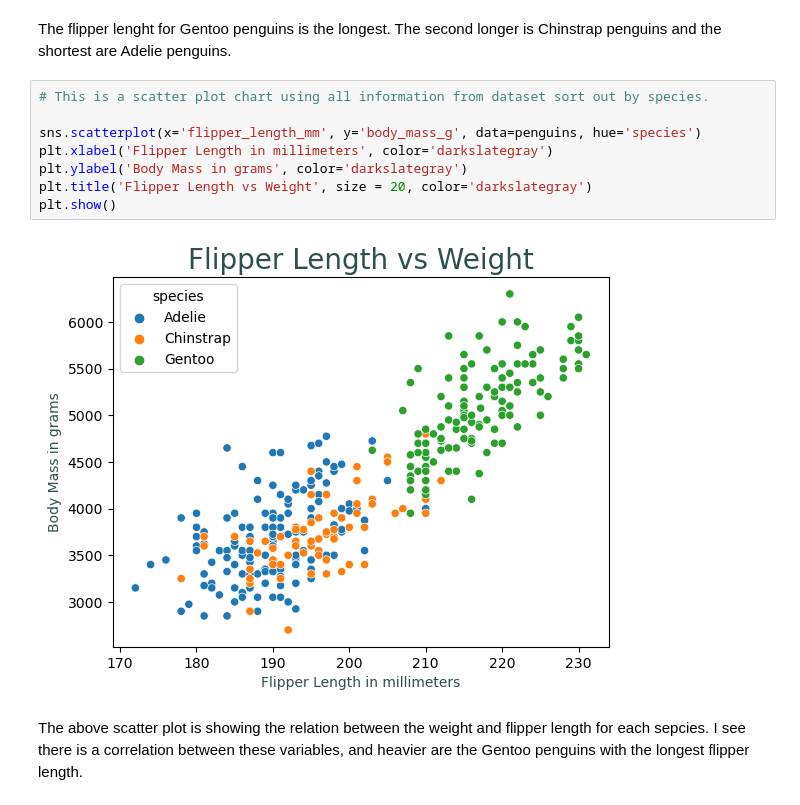
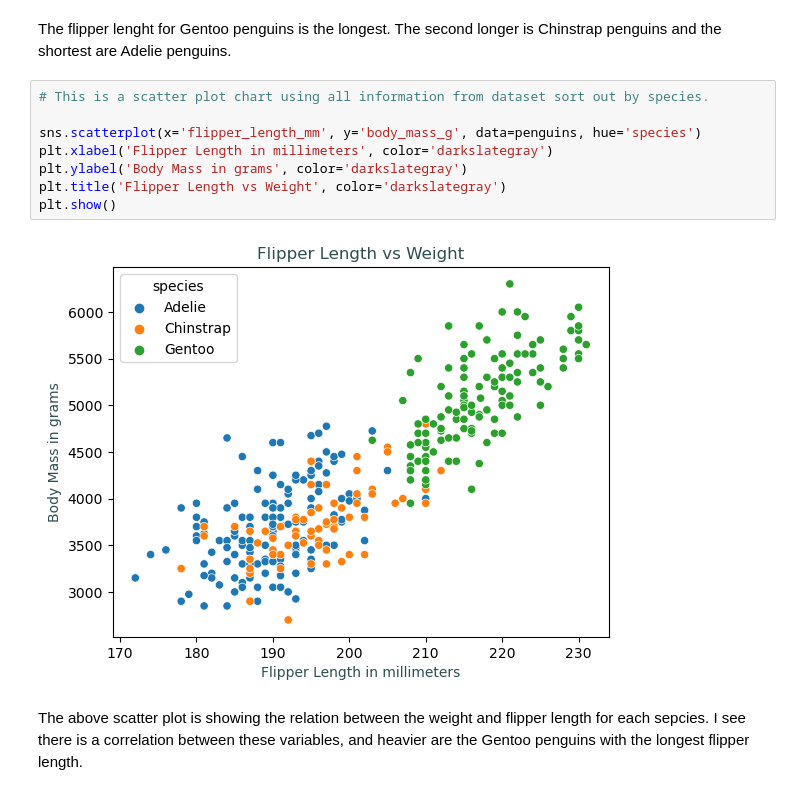
Before and after one commit to UWASIKLK/pda---mywork, a Jupyter notebook: penguins-project.ipynb, the cells around one changed output. Saved outputs shown, nothing was run; the diff lists cells and outputs as text.

```diff
--- a/penguins-project.ipynb
+++ b/penguins-project.ipynb
@@ -495,13 +495,13 @@ The flipper lenght for Gentoo penguins is the longest. The second longer is Chin
 # %%
 # This is a scatter plot chart using all information from dataset sort out by species.
 
 sns.scatterplot(x='flipper_length_mm', y='body_mass_g', data=penguins, hue='species')
 plt.xlabel('Flipper Length in millimeters', color='darkslategray')
 plt.ylabel('Body Mass in grams', color='darkslategray')
-plt.title('Flipper Length vs Weight', size = 20, color='darkslategray')
+plt.title('Flipper Length vs Weight', color='darkslategray')
 plt.show()
 # %% [output]
-[figure, old version]
+[figure, new version]
 # %% [markdown]
 The above scatter plot is showing the relation between the weight and flipper length for each sepcies. I see there is a correlation between these variables, and heavier are the Gentoo penguins with the longest flipper length.
 # %%
```
Also changed, not shown: parts of 4 cells of this notebook.
